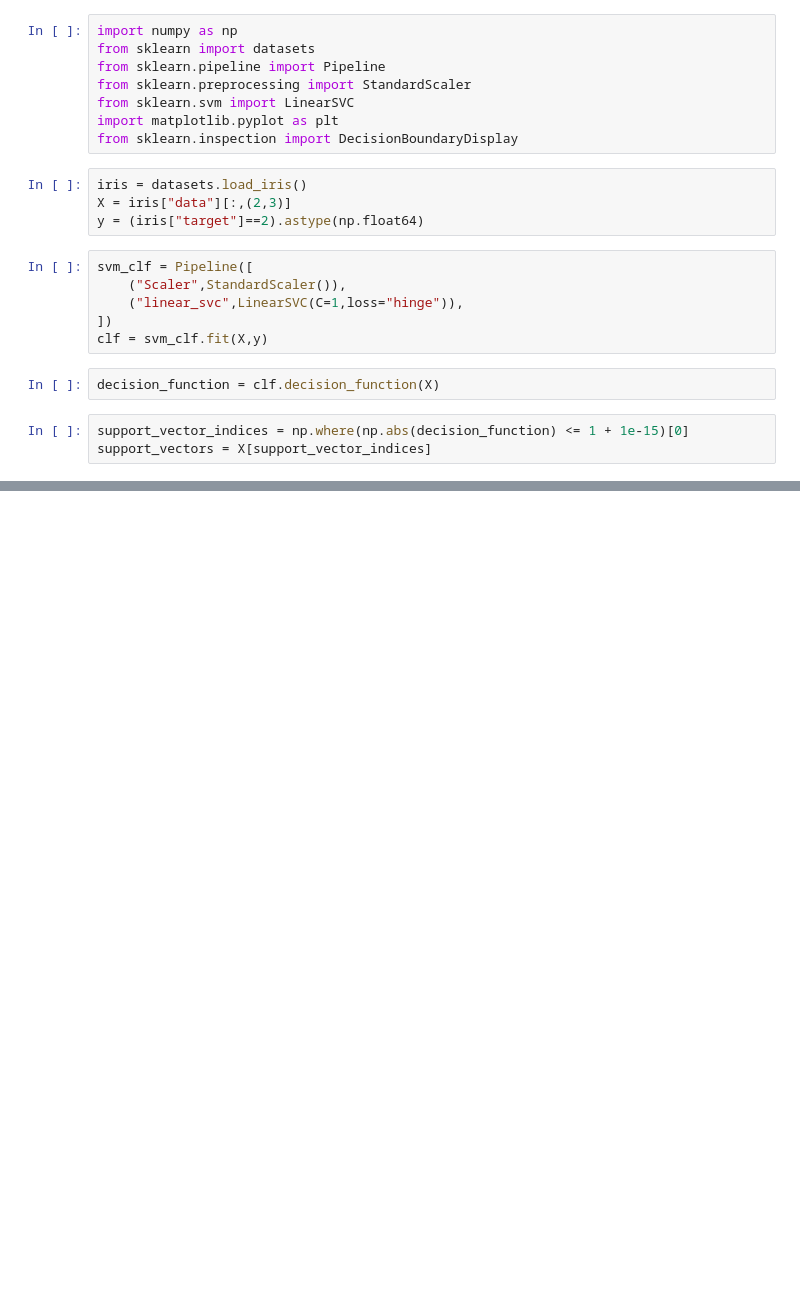
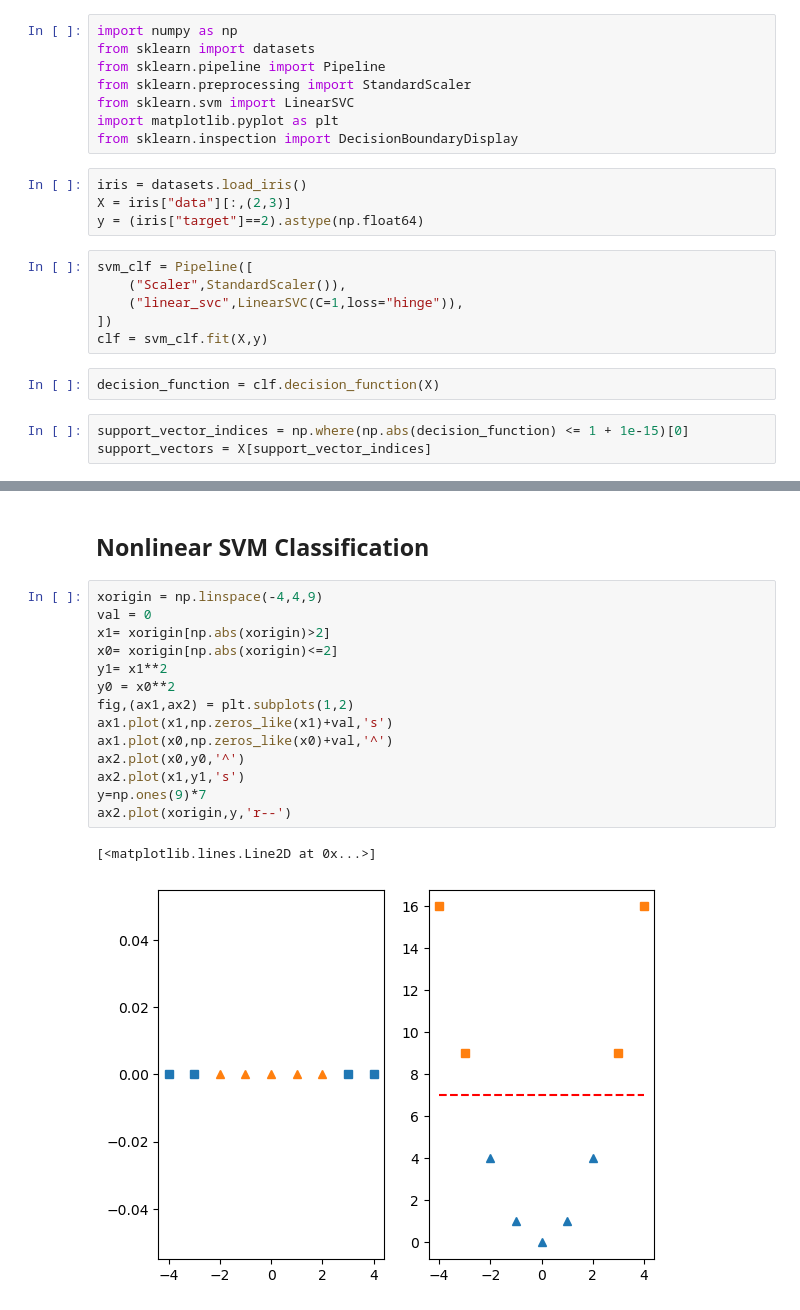
Before and after one commit to bop-hz/mltest, a Jupyter notebook: chapter5/svm.ipynb, the cells around one changed output, grey strips where cells are left out. Drawn from its saved outputs; the diff is of its cells as text; blank space fills up the shorter version.

```diff
--- a/chapter5/svm.ipynb
+++ b/chapter5/svm.ipynb
@@ -81,0 +85,19 @@ plt.tight_layout()
+# %% [markdown]
+## Nonlinear SVM Classification
+# %%
+xorigin = np.linspace(-4,4,9)
+val = 0
+x1= xorigin[np.abs(xorigin)>2]
+x0= xorigin[np.abs(xorigin)<=2]
+y1= x1**2
+y0 = x0**2
+fig,(ax1,ax2) = plt.subplots(1,2)
+ax1.plot(x1,np.zeros_like(x1)+val,'s')
+ax1.plot(x0,np.zeros_like(x0)+val,'^')
+ax2.plot(x0,y0,'^')
+ax2.plot(x1,y1,'s')
+y=np.ones(9)*7
+ax2.plot(xorigin,y,'r--')
+# %% [output]
+[<matplotlib.lines.Line2D at 0x...>]
+[figure, added]
```
Also changed, not shown: parts of 4 cells of this notebook.
